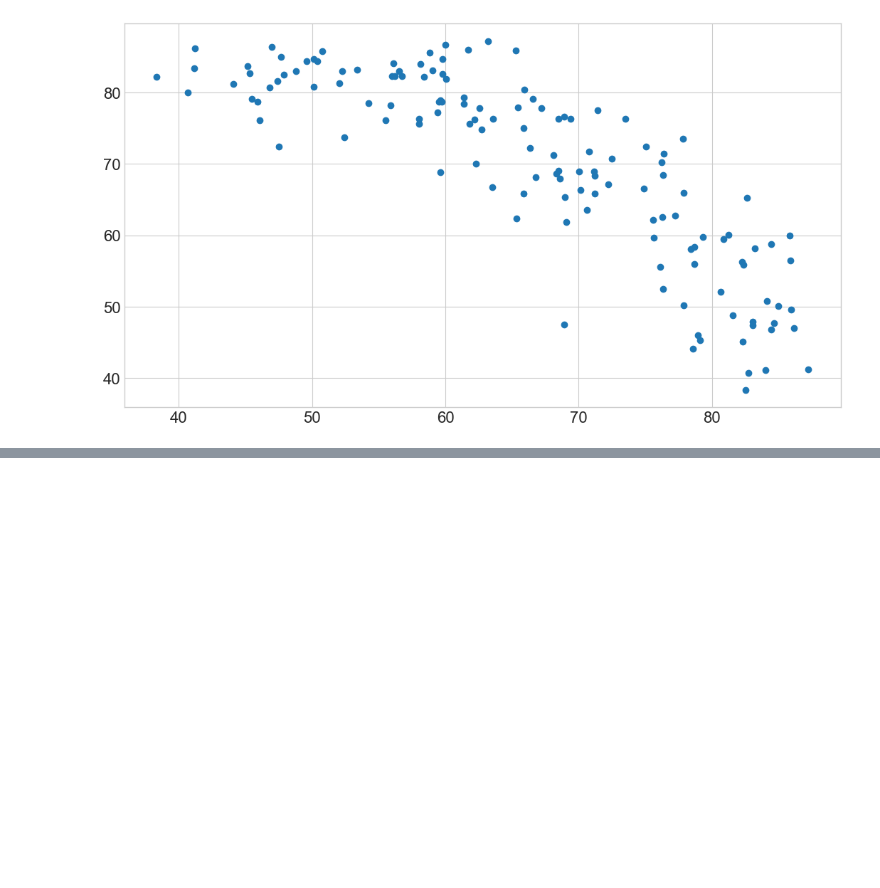
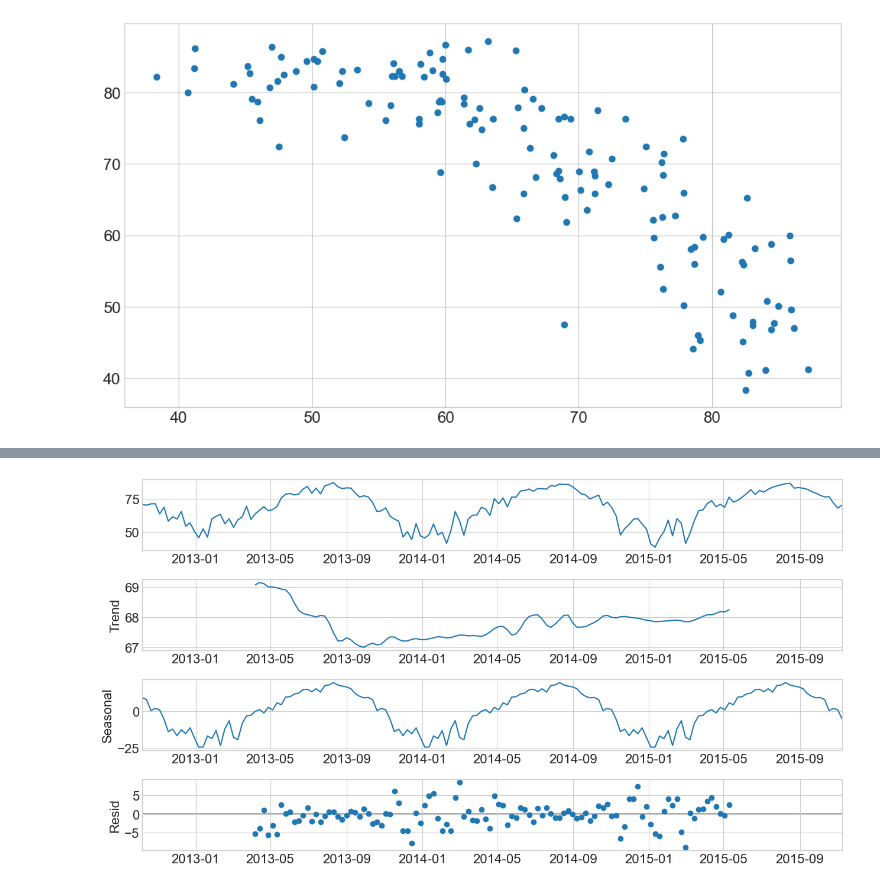
Before and after one commit to Bartholomew-Taylor/time-series-exercises, a Jupyter notebook: explore_time_series_lesson.ipynb, the cells around one changed output, grey strips where cells are left out. Saved outputs shown, nothing was run; the diff lists cells and outputs as text; code cells hidden in the pictures; blank space fills up the shorter version.

```diff
--- a/explore_time_series_lesson.ipynb
+++ b/explore_time_series_lesson.ipynb
@@ -186,0 +192,7 @@ plt.scatter(week_mean['temp'], week_mean['half_year'])
+# %%
+result = sm.tsa.seasonal_decompose(train.resample('w').mean())
+
+result.plot()
+None
+# %% [output]
+[figure, added]
```
Also changed, not shown: parts of 1 cell of this notebook, 3 other files.
